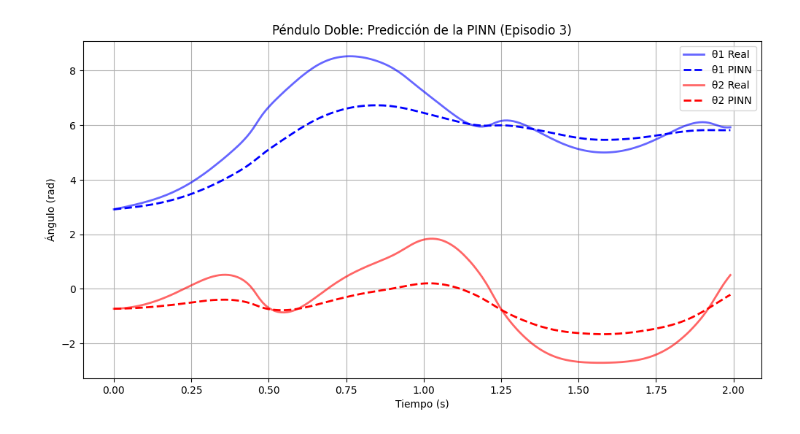
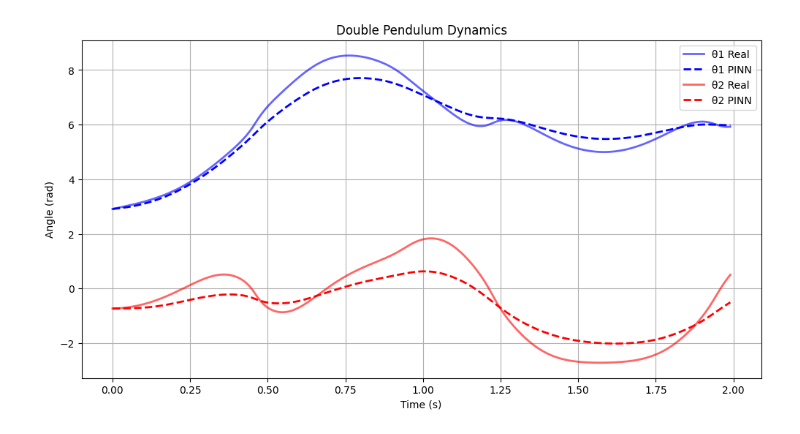
Before and after one commit to Gonzablanmar/PINN, a Jupyter notebook: PINN.ipynb, the cells around one changed output. Drawn from its saved outputs; the diff is of its cells as text; code cells hidden in the pictures.

```diff
--- a/PINN.ipynb
+++ b/PINN.ipynb
@@ -66,24 +66,29 @@ alpha_norm = (alpha_data - alpha_mean) / alpha_std
 # ========================================================
 
 ep_length = 200
-num_episodes = len(theta_norm) // ep_length
+num_episodes = 25
+#num_episodes = len(theta_norm) // ep_length
 N_used = num_episodes * ep_length
 
+# Recortar a los primeros cuatro episodios
+theta_norm_test = theta_norm[:N_used]
+omega_norm_test = omega_norm[:N_used]
+alpha_norm_test = alpha_norm[:N_used]
 
 # Reformateamos los datos por episodios
-theta_ep = theta_norm.reshape(
+theta_ep = theta_norm_test.reshape(
     num_episodes,
     ep_length,
     2
 )
 
-omega_ep = omega_norm.reshape(
+omega_ep = omega_norm_test.reshape(
     num_episodes,
     ep_length,
     2
 )
 
-alpha_ep = alpha_norm.reshape(
+alpha_ep = alpha_norm_test.reshape(
     num_episodes,
     ep_length,
     2
@@ -553,24 +559,24 @@ alpha_true = alpha_data[
 # %%
 # =========================
 # PREPARAR DATOS PARA EL PLOT
 # =========================
 # Pasar tensores a numpy para matplotlib
 t_np = t_single.numpy()
 theta_pred_np = theta_pred_real.detach().cpu().numpy()
 theta_true_np = theta_true.cpu().numpy()
 # PLOT: PREDICCIÓN VS REALIDAD
 plt.figure(figsize=(12, 6))
 # Ángulo 1
 plt.plot(t_np, theta_true_np[:, 0], 'b-', label="θ1 Real", alpha=0.6, linewidth=2)
 plt.plot(t_np, theta_pred_np[:, 0], 'b--', label="θ1 PINN", linewidth=2)
 # Ángulo 2
 plt.plot(t_np, theta_true_np[:, 1], 'r-', label="θ2 Real", alpha=0.6, linewidth=2)
 plt.plot(t_np, theta_pred_np[:, 1], 'r--', label="θ2 PINN", linewidth=2)
-plt.title(f"Péndulo Doble: Predicción de la PINN (Episodio {episode_index + 1})")
-plt.xlabel("Tiempo (s)")
-plt.ylabel("Ángulo (rad)")
+plt.title(f"Double Pendulum Dynamics")
+plt.xlabel("Time (s)")
+plt.ylabel("Angle (rad)")
 plt.legend()
 plt.grid()
 plt.show()
 # %% [output]
-[figure, old version]
+[figure, new version]
```
Also changed, not shown: parts of 5 cells of this notebook, 1 other file.
